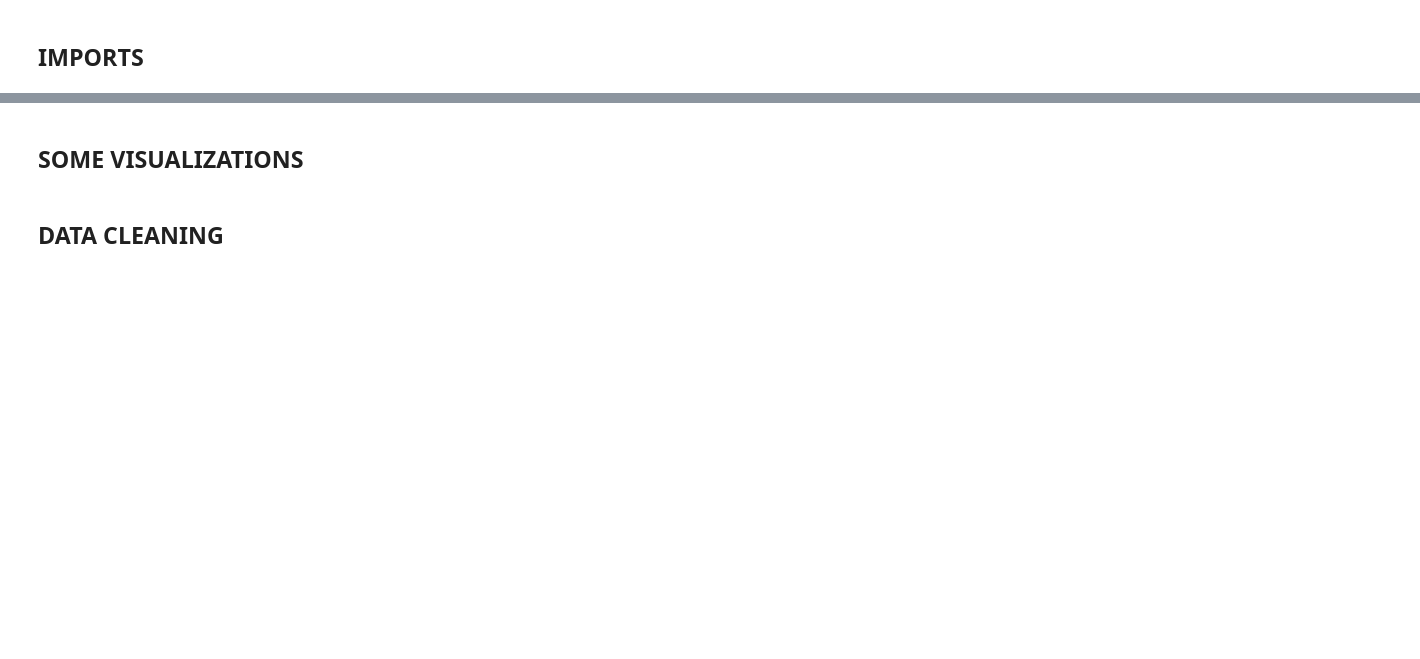
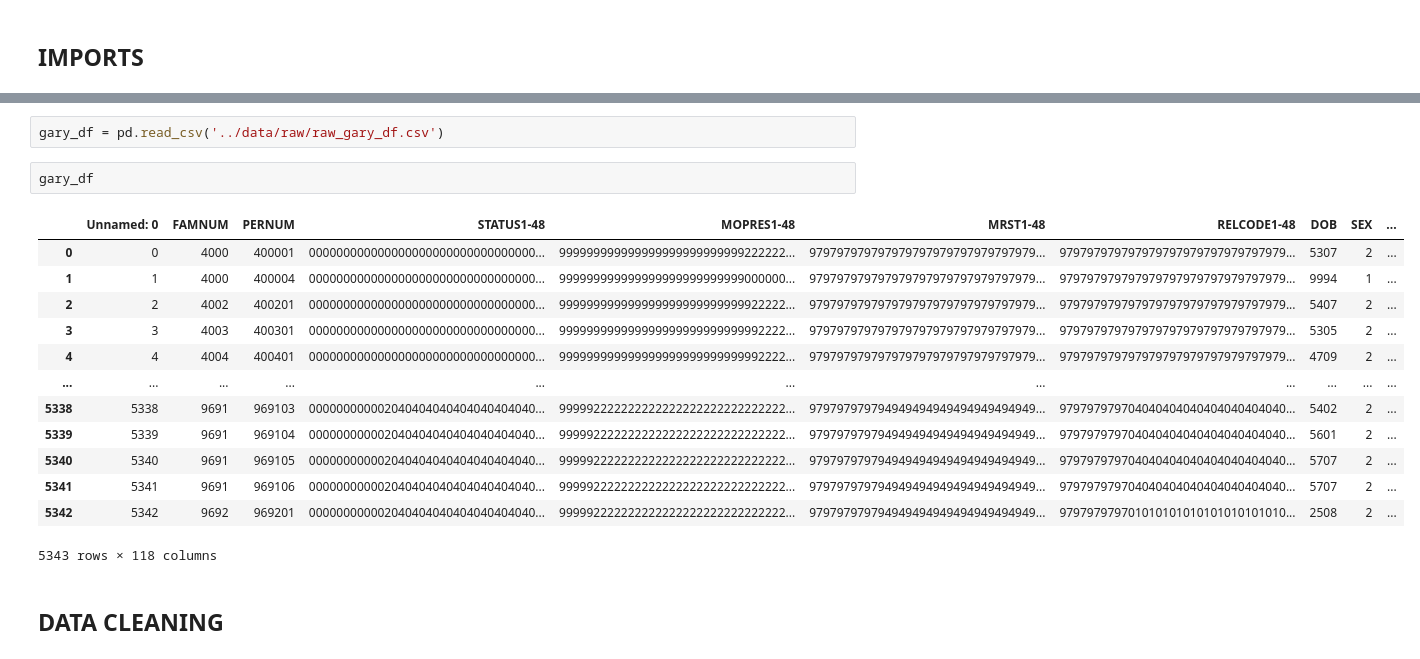
Before and after one commit to luke-swans0n/NIT, a Jupyter notebook: notebooks/NIT_CAPSTONE.ipynb, the cells around one changed output, grey strips where cells are left out. Saved outputs shown, nothing was run; the diff lists cells and outputs as text; blank space fills up the shorter version.

```diff
--- a/notebooks/NIT_CAPSTONE.ipynb
+++ b/notebooks/NIT_CAPSTONE.ipynb
@@ -183,5 +9,21 @@ gary_df.describe()
-# %% [markdown]
-## SOME VISUALIZATIONS
+# %%
+gary_df = pd.read_csv('../data/raw/raw_gary_df.csv')
+# %%
+gary_df
+# %% [output]
+|  | Unnamed: 0 | FAMNUM | PERNUM | STATUS1-48 | MOPRES1-48 | MRST1-48 | RELCODE1-48 | DOB | SEX | ... |
+| 0 | 0 | 4000 | 400001 | 000000000000000000000000000000000... | 999999999999999999999999999222222... | 979797979797979797979797979797979... | 979797979797979797979797979797979... | 5307 | 2 | ... |
+| 1 | 1 | 4000 | 400004 | 000000000000000000000000000000000... | 999999999999999999999999999000000... | 979797979797979797979797979797979... | 979797979797979797979797979797979... | 9994 | 1 | ... |
+| 2 | 2 | 4002 | 400201 | 000000000000000000000000000000000... | 999999999999999999999999999922222... | 979797979797979797979797979797979... | 979797979797979797979797979797979... | 5407 | 2 | ... |
+| 3 | 3 | 4003 | 400301 | 000000000000000000000000000000000... | 999999999999999999999999999992222... | 979797979797979797979797979797979... | 979797979797979797979797979797979... | 5305 | 2 | ... |
+| 4 | 4 | 4004 | 400401 | 000000000000000000000000000000000... | 999999999999999999999999999992222... | 979797979797979797979797979797979... | 979797979797979797979797979797979... | 4709 | 2 | ... |
+| ... | ... | ... | ... | ... | ... | ... | ... | ... | ... | ... |
+| 5338 | 5338 | 9691 | 969103 | 000000000002040404040404040404040... | 999992222222222222222222222222222... | 979797979794949494949494949494949... | 979797979704040404040404040404040... | 5402 | 2 | ... |
+| 5339 | 5339 | 9691 | 969104 | 000000000002040404040404040404040... | 999992222222222222222222222222222... | 979797979794949494949494949494949... | 979797979704040404040404040404040... | 5601 | 2 | ... |
+| 5340 | 5340 | 9691 | 969105 | 000000000002040404040404040404040... | 999992222222222222222222222222222... | 979797979794949494949494949494949... | 979797979704040404040404040404040... | 5707 | 2 | ... |
+| 5341 | 5341 | 9691 | 969106 | 000000000002040404040404040404040... | 999992222222222222222222222222222... | 979797979794949494949494949494949... | 979797979704040404040404040404040... | 5707 | 2 | ... |
+| 5342 | 5342 | 9692 | 969201 | 000000000002040404040404040404040... | 999992222222222222222222222222222... | 979797979794949494949494949494949... | 979797979701010101010101010101010... | 2508 | 2 | ... |
+5343 rows × 118 columns
 # %% [markdown]
 ## DATA CLEANING
 # %%
```
Also changed, not shown: parts of 24 cells of this notebook, 5 other files.
